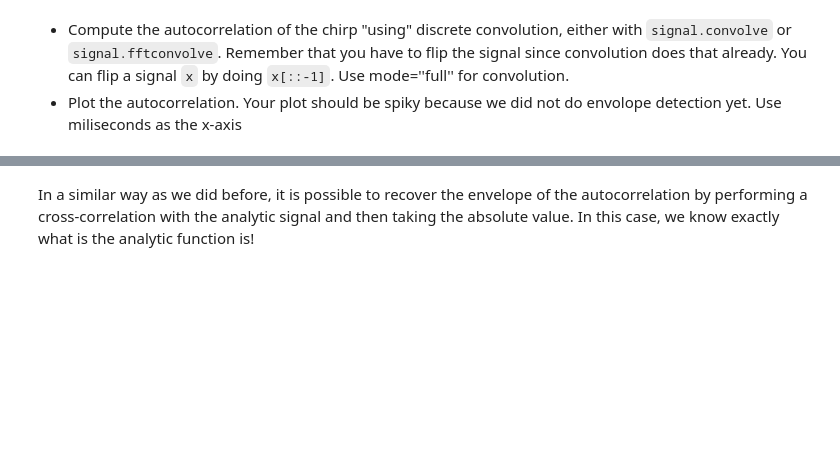
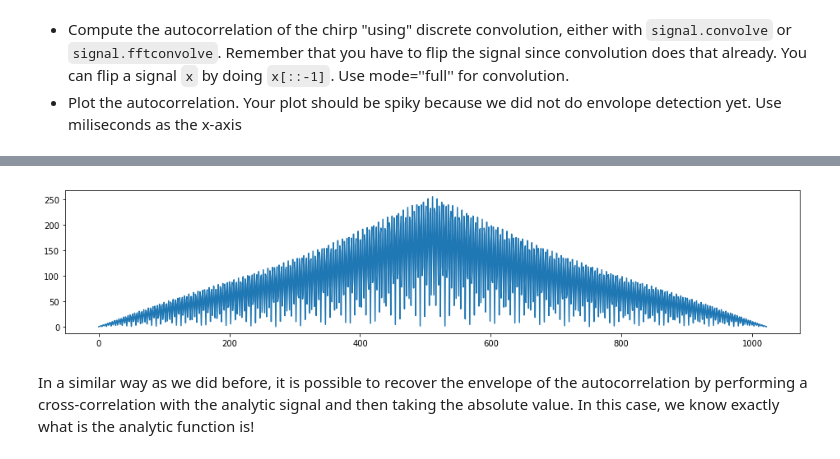
Before and after one commit to lm-t/ee123-labs, a Jupyter notebook: lab1/lab1-TimeDomain-Sonar.ipynb, the cells around one changed output, grey strips where cells are left out. Saved outputs shown, nothing was run; the diff lists cells and outputs as text; code cells hidden in the pictures; blank space fills up the shorter version.

```diff
--- a/lab1/lab1-TimeDomain-Sonar.ipynb
+++ b/lab1/lab1-TimeDomain-Sonar.ipynb
@@ -447,7 +442,7 @@ plt.show()
 * Plot the autocorrelation. Your plot should be spiky because we did not do envolope detection yet. Use miliseconds as the x-axis
 # %%
 ## Your fantastic code here:
-autocorrelation = signal.fftconvolve(s_chirp, s_chirp[::-1])
+autocorrelation = signal.fftconvolve(s_chirp, s_chirp[::-1],mode="full")
 # plot
 width, height = plt.figaspect(0.2)
 fig = plt.figure(figsize=(width,height))
@@ -459,3 +452,4 @@ plt.show()
+[figure, added]
 # %% [markdown]
 In a similar way as we did before, it is possible to recover the envelope of the autocorrelation by performing a cross-correlation with the analytic signal and then taking the absolute value. In this case, we know exactly what is the analytic function is!
 # %% [markdown]
```
Also changed, not shown: parts of 18 cells of this notebook.
